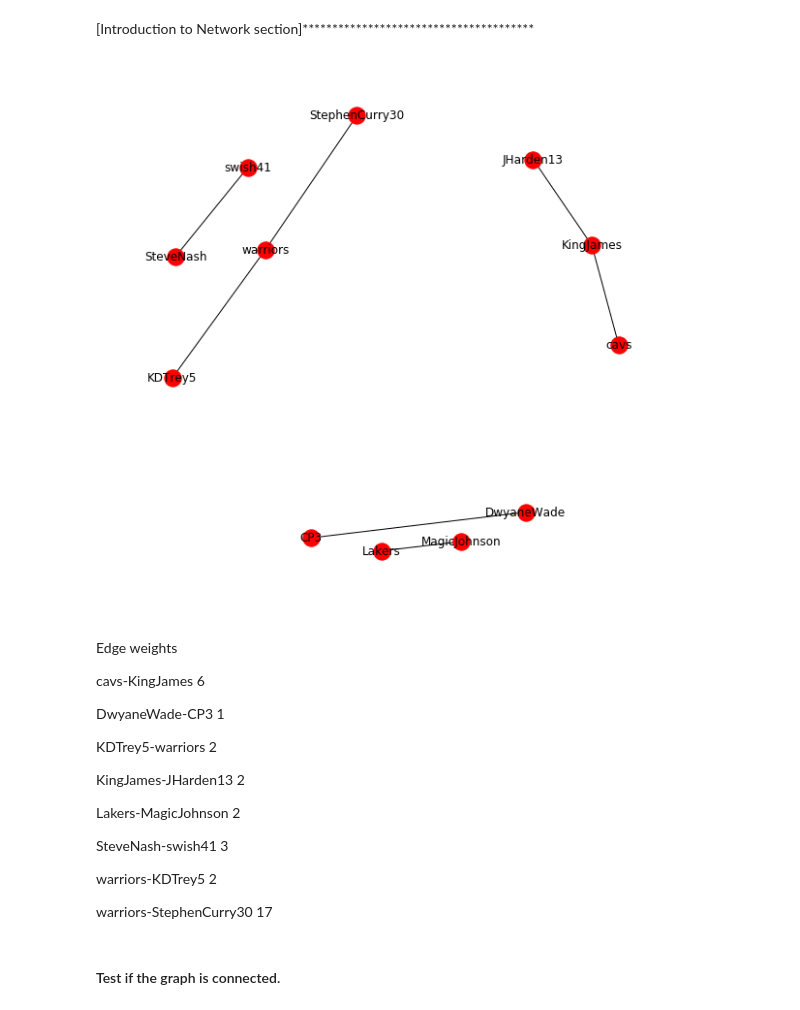
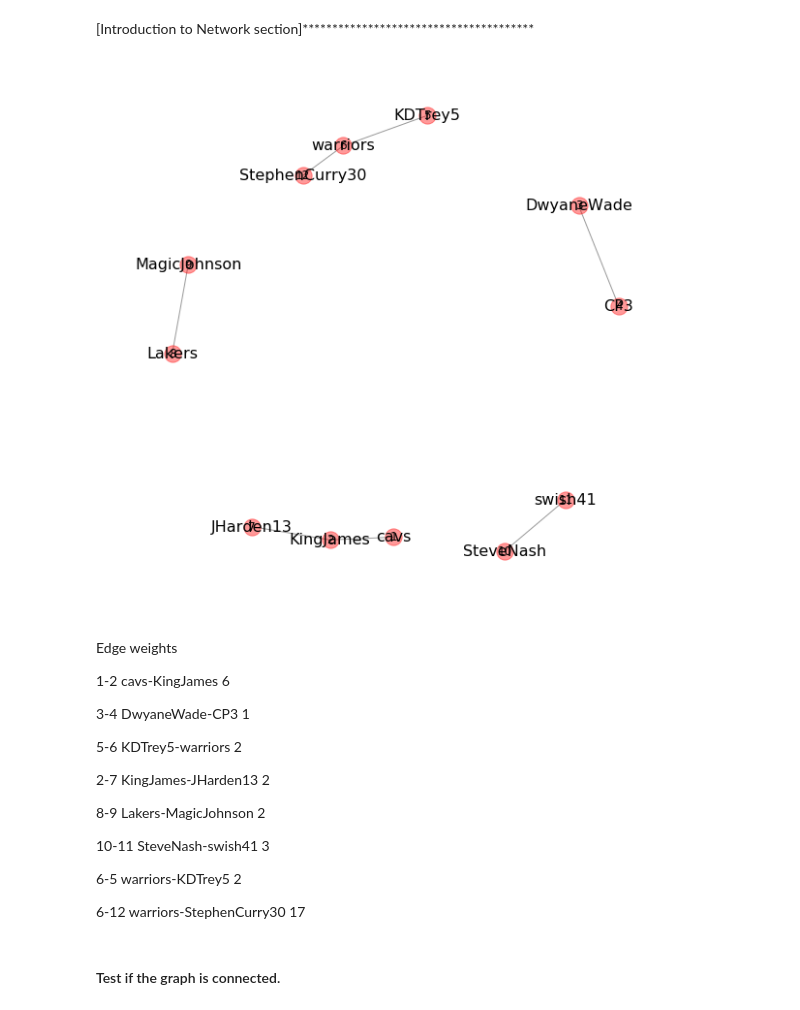
Before and after one commit to spsstudent15/2017-02-620-WebAnalytics, a Jupyter notebook: NBA Tweets.ipynb, the cells around one changed output. Saved outputs shown, nothing was run; the diff lists cells and outputs as text; code cells hidden in the pictures.

```diff
--- a/NBA Tweets.ipynb
+++ b/NBA Tweets.ipynb
@@ -215,42 +215,86 @@ print display(net.triadic_census(g))
 ### Part 5: Network Analysis
 # %% [markdown]
 [Introduction to Network section]***************************************
+# %%
+#set figure size and axes
+plt.figure(figsize = (10, 10))
+plt.axis('off')
+
+#define G
+G = nx.Graph()
+
+G.add_nodes_from([1,2,3,4,5,6,7,8,9,10])
+
+G.add_edges_from([(1,2),(3,4),(5,6),(2,7),(8,9),(10,11),(6,5),(6,12)])
+
+G.edge[1][2]['weight'] = 6
+G.edge[3][4]['weight'] = 1
+G.edge[5][6]['weight'] = 2
+G.edge[2][7]['weight'] = 2
+G.edge[8][9]['weight'] = 2
+G.edge[10][11]['weight'] = 3
+G.edge[6][5]['weight'] = 2
+G.edge[6][12]['weight'] = 17
+
+labels={}
+labels[1]='cavs'
+labels[2]='KingJames'
+labels[3]='DwyaneWade'
+labels[4]='CP3'
+labels[5]='KDTrey5'
+labels[6]='warriors'
+labels[7]='JHarden13'
+labels[8]='Lakers'
+labels[9]='MagicJohnson'
+labels[10]='SteveNash'
+labels[11]='swish41'
+labels[12]='StephenCurry30'
+
+pos=nx.spring_layout(G)
+
+#without weights
+nx.draw_networkx(G, pos, alpha=0.4)
+#nx.draw_networkx_edges(G, pos, alpha = 0.4, width='weight')
+#nx.draw_networkx_labels(G, pos)
+nx.draw_networkx_labels(G,pos,labels,font_size=16);
+#plt.show()
+# %% [output]
+[figure, added]
 # %%
-#set figure size and axes
-plt.figure(figsize = (10, 10))
-plt.axis('off')
+#scrap
 
-#define G
-G = nx.Graph()
+#G.add_nodes_from([   'cavs',    'KingJames',     'DwyaneWade',     'CP3',     'KDTrey5',    'warriors',    'JHarden13',    'Lakers',    'MagicJohnson',    'SteveNash',    'swish41',    'StephenCurry30'])
 
 #useredges without weights
-useredges = [('cavs', 'KingJames'), ('cavs', 'KingJames'), ('DwyaneWade', 'CP3'), ('KDTrey5', 'warriors'), ('KingJames', 'JHarden13'), ('Lakers', 'MagicJohnson'),('SteveNash','swish41'),('warriors','KDTrey5'),('warriors','StephenCurry30')]
-
-G.add_edges_from(useredges)
-
-pos=nx.spring_layout(G)
-
-#without weights
-nx.draw_networkx(G, pos)
+#useredges = [('cavs', 'KingJames'), ('cavs', 'KingJames'), ('DwyaneWade', 'CP3'),
+#('KDTrey5', 'warriors'), ('KingJames', 'JHarden13'), ('Lakers', 'MagicJohnson'),('SteveNash','swish41'),
+#('warriors','KDTrey5'),('warriors','StephenCurry30')]
+#G.add_edges_from(useredges)
-# %% [output]
-[figure, removed]
 # %% [markdown]
 Edge weights
 
+1-2
 cavs-KingJames	6
 
+3-4
 DwyaneWade-CP3	1
 
+5-6
 KDTrey5-warriors	2
 
+2-7
 KingJames-JHarden13	2
 
+8-9
 Lakers-MagicJohnson	2
 
+10-11
 SteveNash-swish41	3
 
+6-5
 warriors-KDTrey5	2
 
+6-12
 warriors-StephenCurry30	17
 # %% [markdown]
 #### Test if the graph is connected.
```
Also changed, not shown: parts of 1 cell of this notebook.
